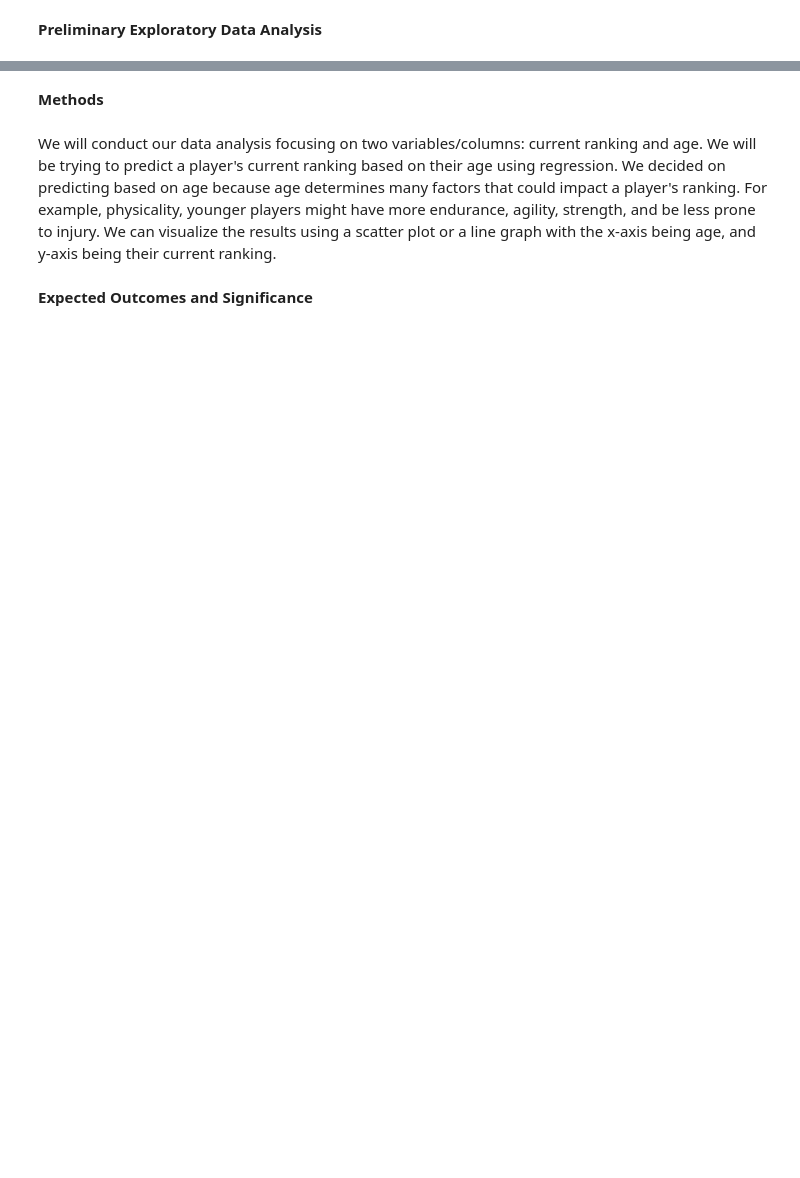
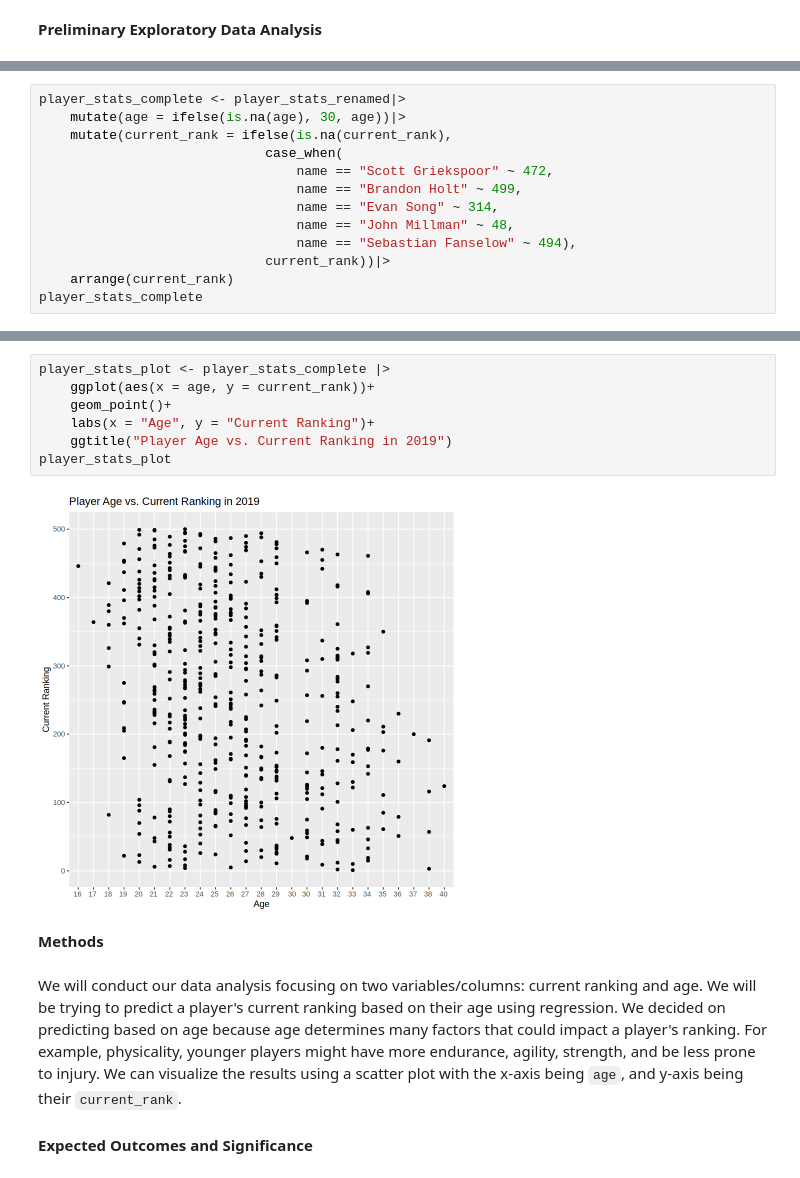
Before and after one commit to HaileyFu/dsci100_group33_project, a Jupyter notebook: project_proposal.ipynb, the cells around one changed output, grey strips where cells are left out. Drawn from its saved outputs; the diff is of its cells as text; blank space fills up the shorter version.

```diff
--- a/project_proposal.ipynb
+++ b/project_proposal.ipynb
@@ -54,0 +88,13 @@ A spec_tbl_df: 500 × 38
+# %%
+player_stats_complete <- player_stats_renamed|>
+    mutate(age = ifelse(is.na(age), 30, age))|>
+    mutate(current_rank = ifelse(is.na(current_rank),
+                             case_when(
+                                 name == "Scott Griekspoor" ~ 472,
+                                 name == "Brandon Holt" ~ 499,
+                                 name == "Evan Song" ~ 314,
+                                 name == "John Millman" ~ 48,
+                                 name == "Sebastian Fanselow" ~ 494),
+                             current_rank))|>
+    arrange(current_rank)
+player_stats_complete
@@ -55,7 +121,16 @@ A spec_tbl_df: 500 × 38
+# %%
+player_stats_plot <- player_stats_complete |>
+    ggplot(aes(x = age, y = current_rank))+
+    geom_point()+
+    labs(x = "Age", y = "Current Ranking")+
+    ggtitle("Player Age vs. Current Ranking in 2019")
+player_stats_plot
+# %% [output]
+[figure, added]
 # %% [markdown]
 **Methods**
 # %% [markdown]
-We will conduct our data analysis focusing on two variables/columns: current ranking and age. We will be trying to predict a player's current ranking based on their age using regression. We decided on predicting based on age because age determines many factors that could impact a player's ranking. For example, physicality, younger players might have more endurance, agility, strength, and be less prone to injury. We can visualize the results using a scatter plot or a line graph with the x-axis being age, and y-axis being their current ranking.
+We will conduct our data analysis focusing on two variables/columns: current ranking and age. We will be trying to predict a player's current ranking based on their age using regression. We decided on predicting based on age because age determines many factors that could impact a player's ranking. For example, physicality, younger players might have more endurance, agility, strength, and be less prone to injury. We can visualize the results using a scatter plot with the x-axis being `age`, and y-axis being their `current_rank`.
 # %% [markdown]
 **Expected Outcomes and Significance**
 # %% [markdown]
```
Also changed, not shown: parts of 6 cells of this notebook.
